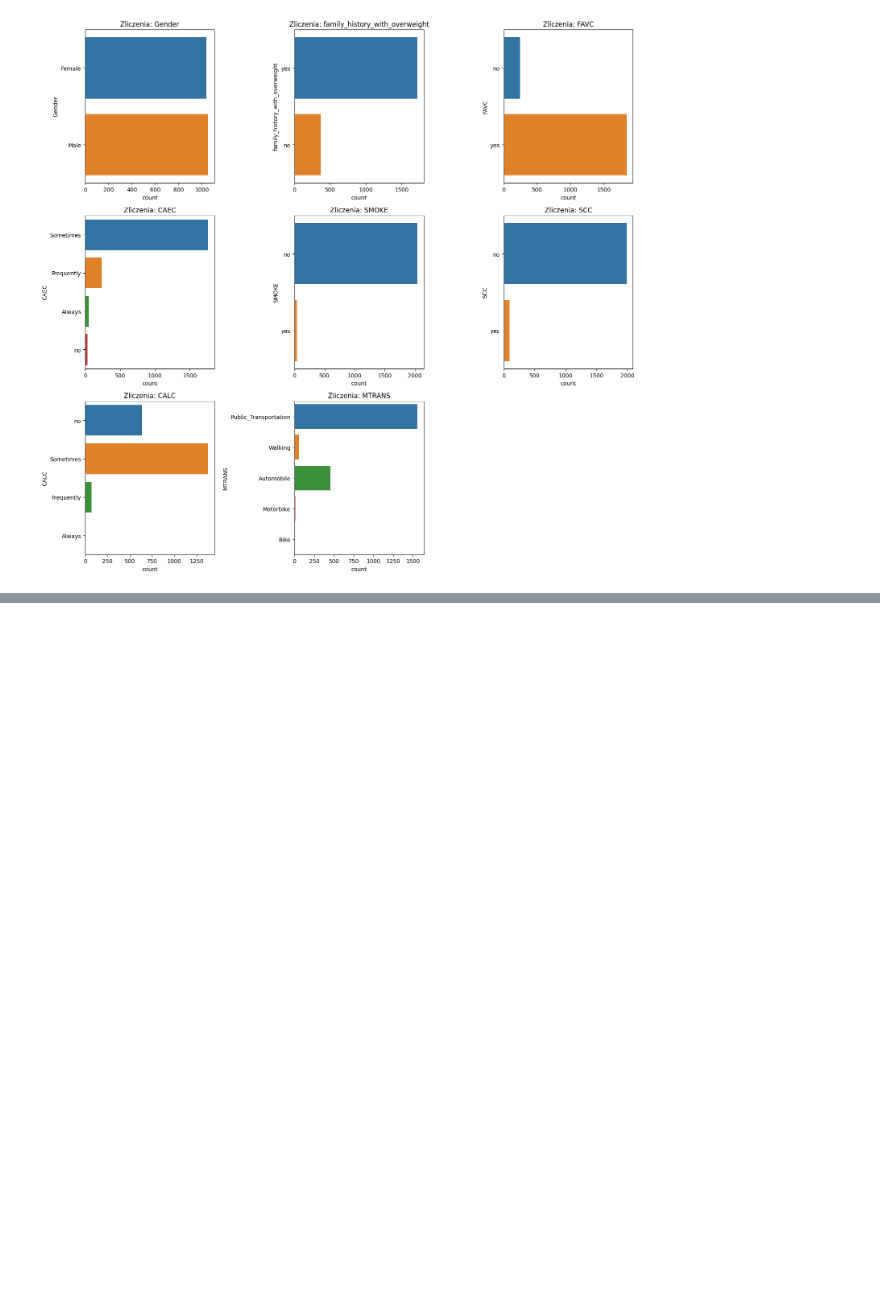
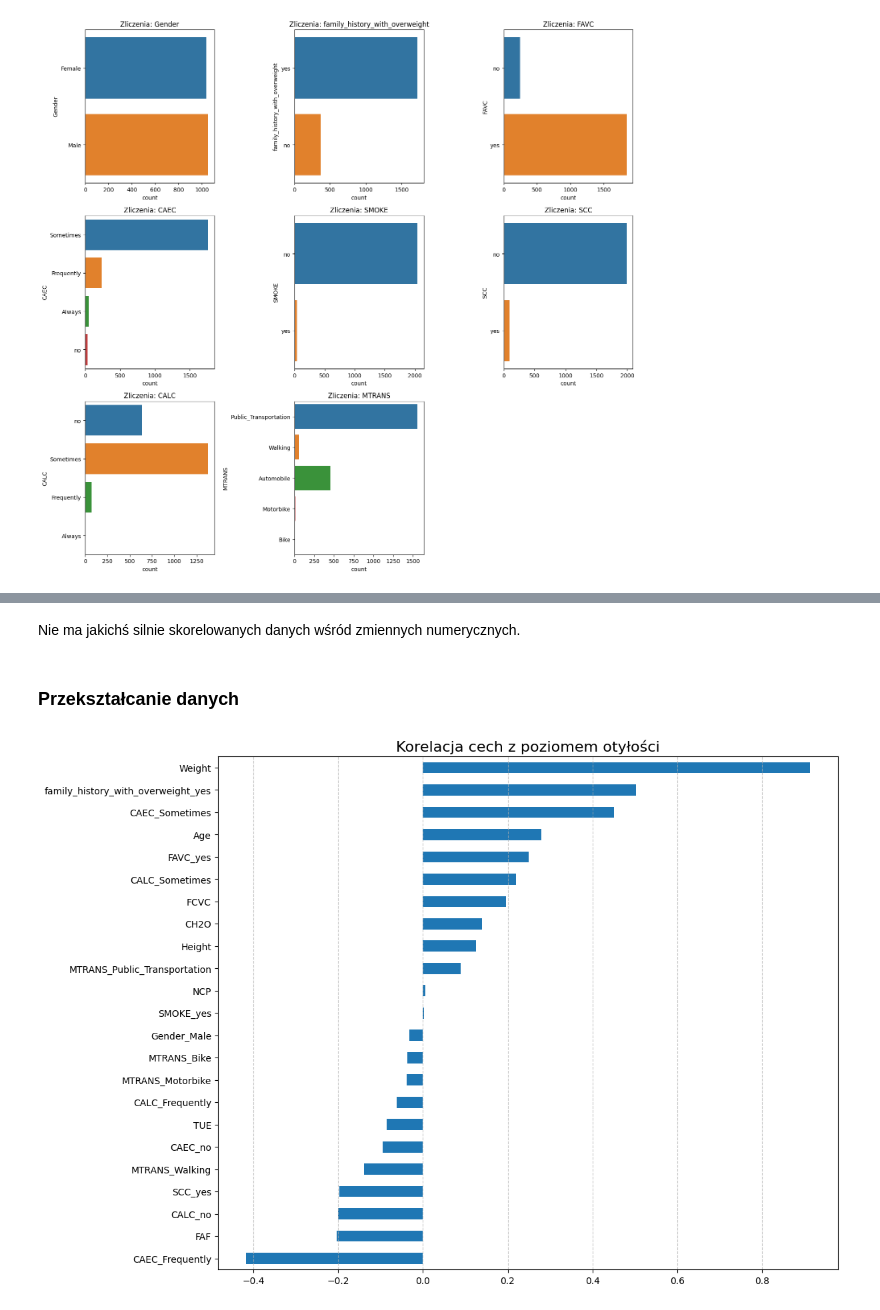
Before and after one commit to Zajecia-na-PWr-LR/lista-5-swientyk, a Jupyter notebook: lab05-ensemble.ipynb, the cells around one changed output, grey strips where cells are left out. Saved outputs shown, nothing was run; the diff lists cells and outputs as text; code cells hidden in the pictures; blank space fills up the shorter version.

```diff
--- a/lab05-ensemble.ipynb
+++ b/lab05-ensemble.ipynb
@@ -197,0 +239,34 @@ plt.show()
+# %% [markdown]
+Nie ma jakichś silnie skorelowanych danych wśród zmiennych numerycznych.
+# %% [markdown]
+### Przekształcanie danych
+# %%
+df_encoded = df.copy()
+
+obesity_mapping = {
+    'Insufficient_Weight': 0,
+    'Normal_Weight': 1,
+    'Overweight_Level_I': 2,
+    'Overweight_Level_II': 3,
+    'Obesity_Type_I': 4,
+    'Obesity_Type_II': 5,
+    'Obesity_Type_III': 6
+}
+df_encoded['NObeyesdad'] = df_encoded['NObeyesdad'].map(obesity_mapping)
+
+for col in discrete_num_cols:
+    df_encoded[col] = df_encoded[col].round()
+
+df_encoded = pd.get_dummies(df_encoded, columns=cat_cols, drop_first=True)
+# %%
+correlations = df_encoded.corr()['NObeyesdad'].drop('NObeyesdad').sort_values()
+
+plt.figure(figsize=(12, 10))
+
+correlations.plot(kind='barh')
+
+plt.title('Korelacja cech z poziomem otyłości', fontsize=16)
+plt.grid(axis='x', linestyle='--', alpha=0.7)
+plt.show()
+# %% [output]
+[figure, added]
```
Also changed, not shown: parts of 17 cells of this notebook.
